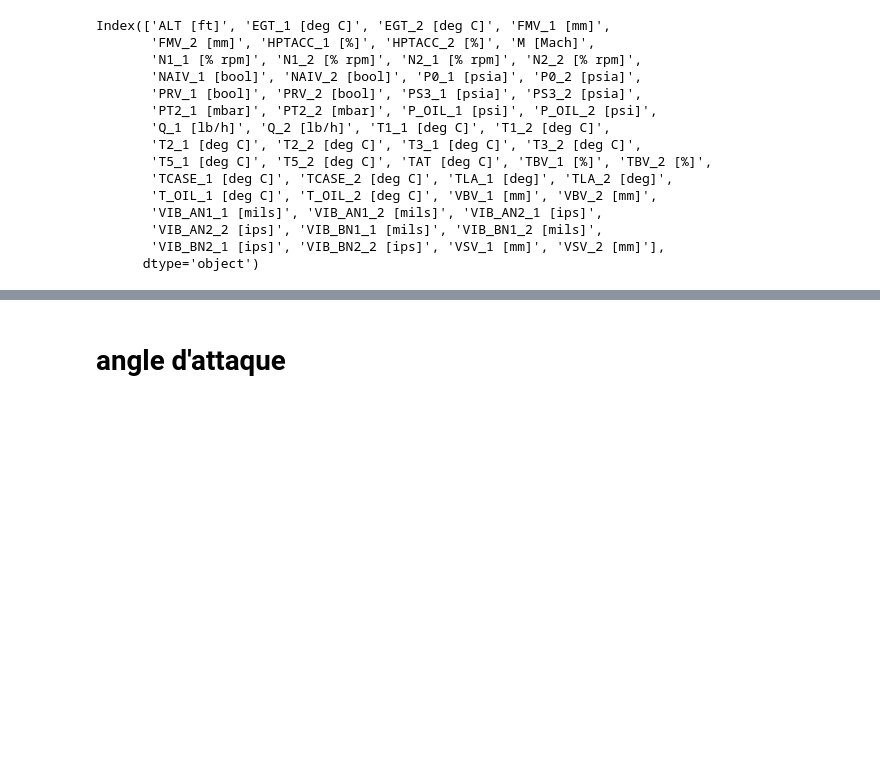
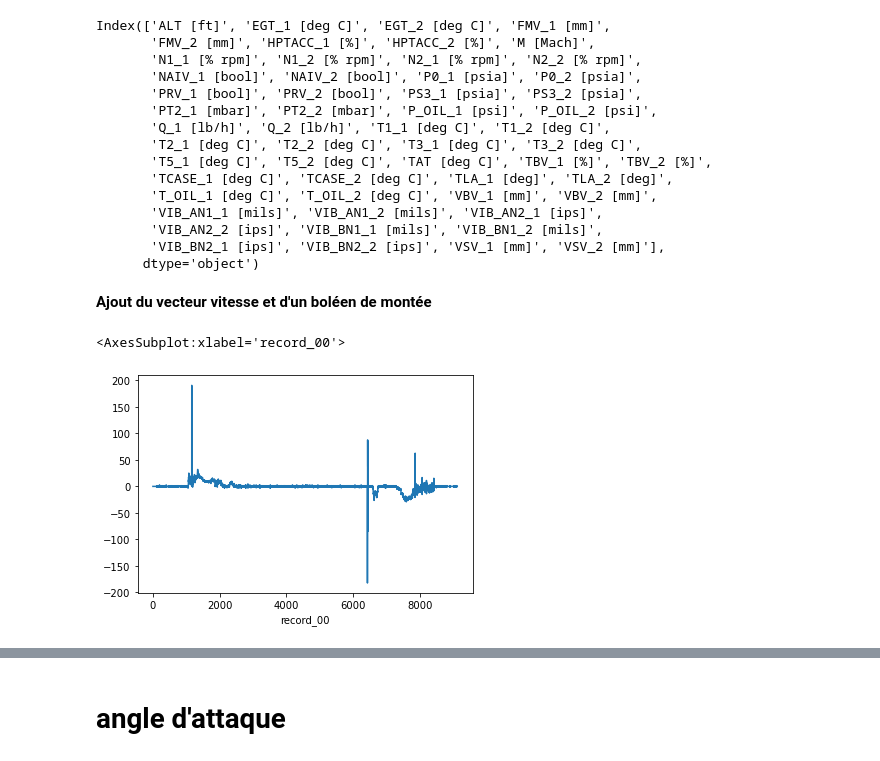
Before and after one commit to KrValentin/stats_descriptive_project, a Jupyter notebook: notebooks/vkr_nb_002.ipynb, the cells around one changed output, grey strips where cells are left out. Saved outputs shown, nothing was run; the diff lists cells and outputs as text; code cells hidden in the pictures; blank space fills up the shorter version.

```diff
--- a/notebooks/vkr_nb_002.ipynb
+++ b/notebooks/vkr_nb_002.ipynb
@@ -54,3 +54,23 @@ Index(['ALT [ft]', 'EGT_1 [deg C]', 'EGT_2 [deg C]', 'FMV_1 [mm]',
        'VIB_AN2_2 [ips]', 'VIB_BN1_1 [mils]', 'VIB_BN1_2 [mils]',
        'VIB_BN2_1 [ips]', 'VIB_BN2_2 [ips]', 'VSV_1 [mm]', 'VSV_2 [mm]'],
       dtype='object')
+# %% [markdown]
+**Ajout du vecteur vitesse et d'un boléen de montée**
+# %%
+def add_speed(df) :
+    ON_AIR = df['M [Mach]']>0
+    dy= np.empty(len(df))
+    y = df['ALT [ft]'].values
+    dy[:-1] = y[1:]-y[:-1]
+    dy[-1]=0
+    df['dy [m/s]'] =dy *0.3
+    df['dx [m/s]'] = df['M [Mach]']*343
+    df['ON_AIR'] = ON_AIR
+    return df
+
+
+df_speed = add_speed(df)
+df_speed['dy [m/s]'].plot()
+# %% [output]
+<AxesSubplot:xlabel='record_00'>
+[figure, added]
```
Also changed, not shown: parts of 27 cells of this notebook, 1 other file.
